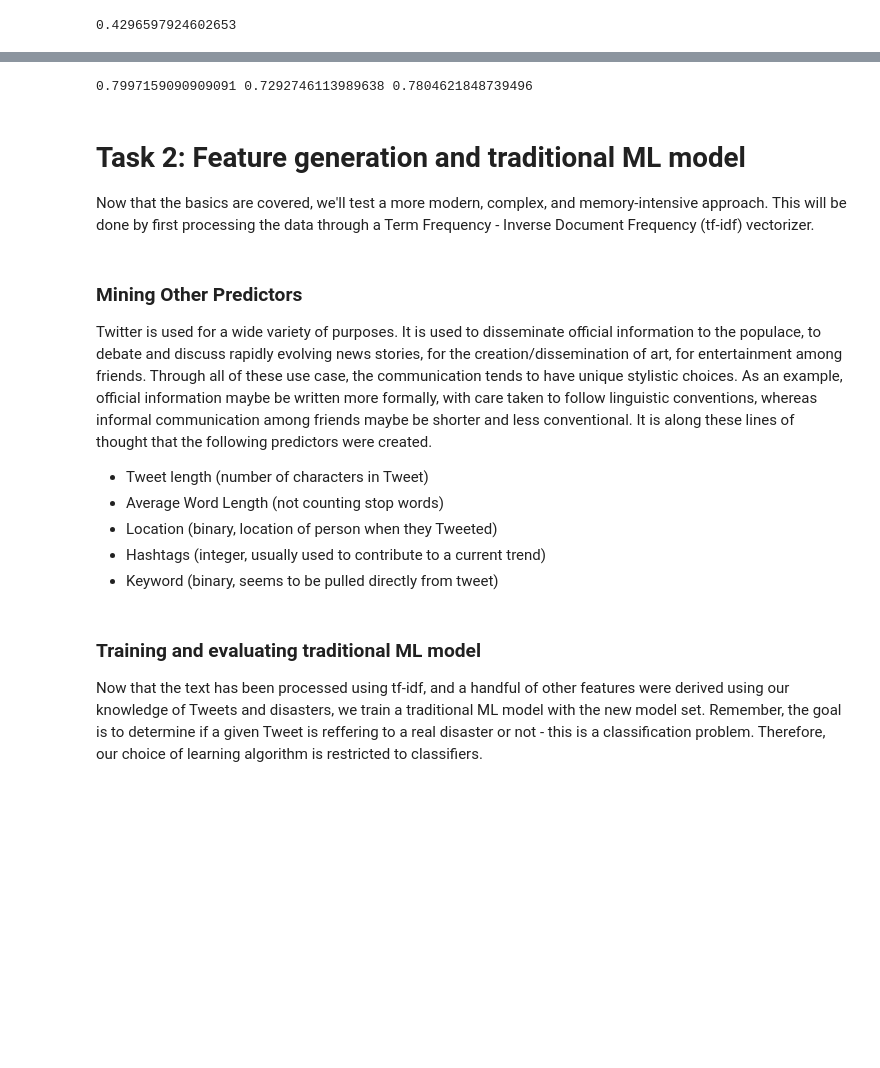
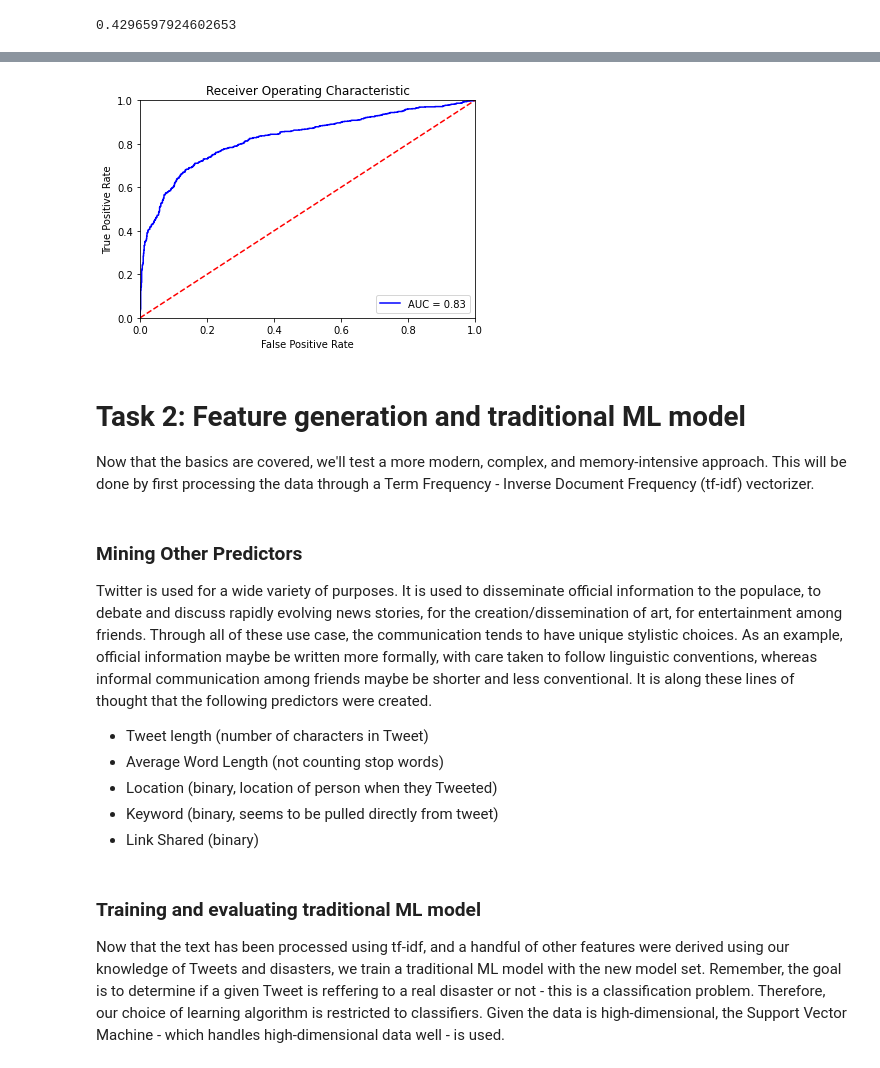
Before and after one commit to spazznolo/goalie-consistency, a Jupyter notebook: dsf_stc_exam.ipynb, the cells around one changed output, grey strips where cells are left out. Saved outputs shown, nothing was run; the diff lists cells and outputs as text; code cells hidden in the pictures; blank space fills up the shorter version.

```diff
--- a/dsf_stc_exam.ipynb
+++ b/dsf_stc_exam.ipynb
@@ -96,12 +134,8 @@ X_val_vec = pd.DataFrame(X_val_vec.toarray(), columns=vectorizer.get_feature_nam
 lr = LogisticRegression(random_state=33)
 lr.fit(X_train_vec, y_train)
 y_pred = lr.predict(X_val_vec)
+y_pred_proba = lr.predict_proba(X_val_vec)
 
-# Use metrics.accuracy_score to measure the score
-precision = precision_score(y_val, y_pred)
-fscore = f1_score(y_val, y_pred)
-accuracy = accuracy_score(y_val, y_pred)
+precision_1 = metrics.precision_score(y_val, y_pred)
+fscore_1 = metrics.f1_score(y_val, y_pred)
+accuracy_1 = metrics.accuracy_score(y_val, y_pred)
-# %%
-print(precision, fscore, accuracy)
-# %% [output]
-0.7997159090909091 0.7292746113989638 0.7804621848739496
@@ -110,3 +142,20 @@ print(precision, fscore, accuracy)
+# %%
+y_pred_proba = y_pred_proba[:,1]
+fpr_1, tpr_1, threshold_1 = metrics.roc_curve(y_val, y_pred_proba)
+roc_auc_1 = metrics.auc(fpr_1, tpr_1)
+
+# method I: plt
+plt.title('Receiver Operating Characteristic')
+plt.plot(fpr_1, tpr_1, 'b', label = 'AUC = %0.2f' % roc_auc_1)
+plt.legend(loc = 'lower right')
+plt.plot([0, 1], [0, 1],'r--')
+plt.xlim([0, 1])
+plt.ylim([0, 1])
+plt.ylabel('True Positive Rate')
+plt.xlabel('False Positive Rate')
+plt.show()
+# %% [output]
+[figure, added]
 # %% [markdown]
 # **Task 2: Feature generation and traditional ML model**
 
@@ -131,8 +180,8 @@ Twitter is used for a wide variety of purposes. It is used to disseminate offici
 *   Tweet length (number of characters in Tweet)
 *   Average Word Length (not counting stop words)
 *   Location (binary, location of person when they Tweeted)
-*   Hashtags (integer, usually used to contribute to a current trend)
 *   Keyword (binary, seems to be pulled directly from tweet)
+*   Link Shared (binary)
 # %%
 X_train_tfidf['keyword_binary'] = np.where(X_train['keyword'].isnull(), 0, 1)
 X_val_tfidf['keyword_binary'] = np.where(X_val['keyword'].isnull(), 0, 1)
@@ -188,6 +237,6 @@ X_train_tfidf = pd.concat([X_train_tfidf, X_train_temp_scaled], axis = 1)
 X_val_tfidf = pd.concat([X_val_tfidf, X_val_temp_scaled], axis = 1)
 # %% [markdown]
 ### **Training and evaluating traditional ML model**
-Now that the text has been processed using tf-idf, and a handful of other features were derived using our knowledge of Tweets and disasters, we train a traditional ML model with the new model set. Remember, the goal is to determine if a given Tweet is reffering to a real disaster or not - this is a classification problem. Therefore, our choice of learning algorithm is restricted to classifiers.
+Now that the text has been processed using tf-idf, and a handful of other features were derived using our knowledge of Tweets and disasters, we train a traditional ML model with the new model set. Remember, the goal is to determine if a given Tweet is reffering to a real disaster or not - this is a classification problem. Therefore, our choice of learning algorithm is restricted to classifiers. Given the data is high-dimensional, the Support Vector Machine - which handles high-dimensional data well - is used.
 # %%
 # Build and train traditional ML model
```
Also changed, not shown: parts of 22 cells of this notebook.
